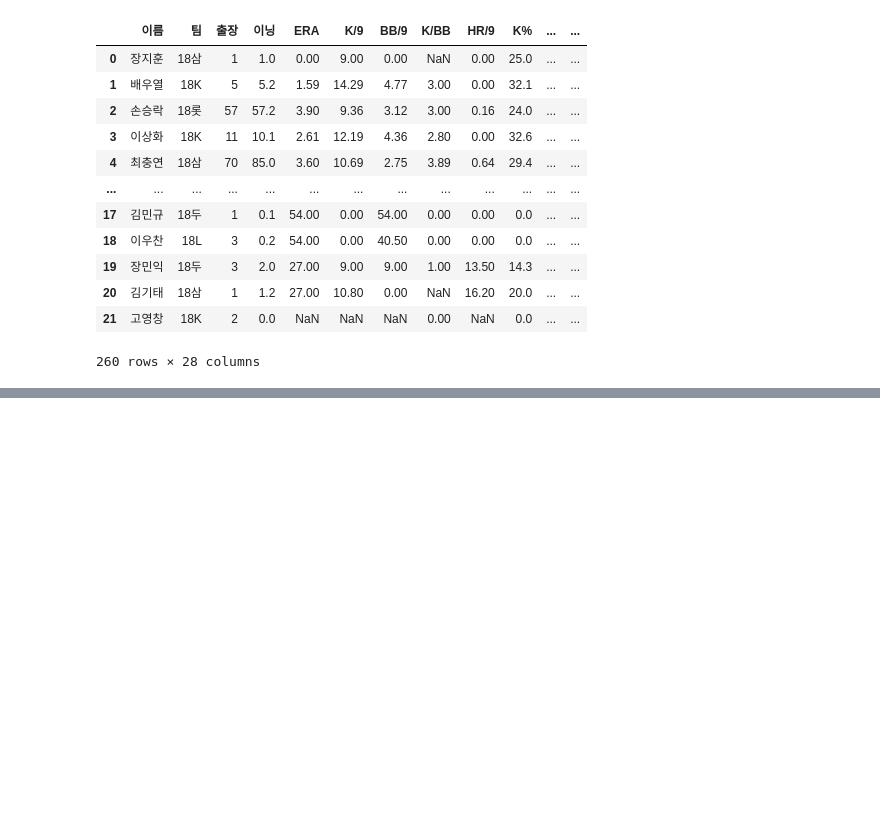
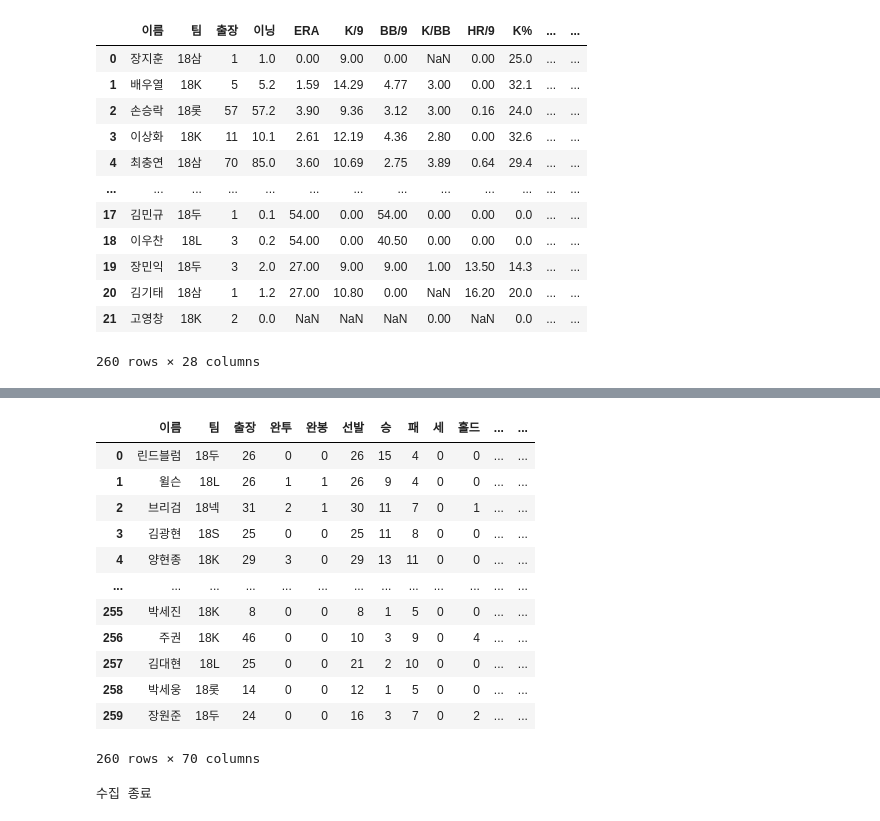
Before and after one commit to minstrel1149/Statiz_Project_3.1, a Jupyter notebook: statiz_3.1_practice.ipynb, the cells around one changed output, grey strips where cells are left out. Drawn from its saved outputs; the diff is of its cells as text; code cells hidden in the pictures; blank space fills up the shorter version.

```diff
--- a/statiz_3.1_practice.ipynb
+++ b/statiz_3.1_practice.ipynb
@@ -478,0 +482,42 @@ pitch_speed_df3
+# %%
+pitch_df = (pitch_basic_df3
+.merge(pitch_expand_df3, on=['이름', '팀', '출장', '이닝', 'ERA', 'FIP', 'WHIP'], how='inner')
+.pipe(numeric)
+.merge(pitch_speed_df3, on=['이름', '팀', '출장', '이닝'], how='inner')
+.fillna(0)
+)
+pitch_df
+# %% [output]
+|  | 이름 | 팀 | 출장 | 완투 | 완봉 | 선발 | 승 | 패 | 세 | 홀드 | ... | ... |
+| 0 | 린드블럼 | 18두 | 26 | 0 | 0 | 26 | 15 | 4 | 0 | 0 | ... | ... |
+| 1 | 윌슨 | 18L | 26 | 1 | 1 | 26 | 9 | 4 | 0 | 0 | ... | ... |
+| 2 | 브리검 | 18넥 | 31 | 2 | 1 | 30 | 11 | 7 | 0 | 1 | ... | ... |
+| 3 | 김광현 | 18S | 25 | 0 | 0 | 25 | 11 | 8 | 0 | 0 | ... | ... |
+| 4 | 양현종 | 18K | 29 | 3 | 0 | 29 | 13 | 11 | 0 | 0 | ... | ... |
+| ... | ... | ... | ... | ... | ... | ... | ... | ... | ... | ... | ... | ... |
+| 255 | 박세진 | 18K | 8 | 0 | 0 | 8 | 1 | 5 | 0 | 0 | ... | ... |
+| 256 | 주권 | 18K | 46 | 0 | 0 | 10 | 3 | 9 | 0 | 4 | ... | ... |
+| 257 | 김대현 | 18L | 25 | 0 | 0 | 21 | 2 | 10 | 0 | 0 | ... | ... |
+| 258 | 박세웅 | 18롯 | 14 | 0 | 0 | 12 | 1 | 5 | 0 | 0 | ... | ... |
+| 259 | 장원준 | 18두 | 24 | 0 | 0 | 16 | 3 | 7 | 0 | 2 | ... | ... |
+260 rows × 70 columns
+# %%
+kt_df_list_pitch = []
+driver.get(kt_site['투수'])
+while True:
+    page = driver.page_source
+    df = pd.read_html(page)[1]
+    # 추출한 DataFrame을 kt_df_list에 추가
+    kt_df_list_pitch.append(df)
+    try:
+        html = driver.find_element(By.TAG_NAME, 'html')
+        next_link = driver.find_element(By.LINK_TEXT, '다음')
+        html.send_keys(Keys.END)
+        time.sleep(0.5)
+        next_link.click()
+        time.sleep(0.5)
+    except:
+        print('수집 종료')
+        break
+# %% [output]
+수집 종료
```
Also changed, not shown: parts of 8 cells of this notebook.
